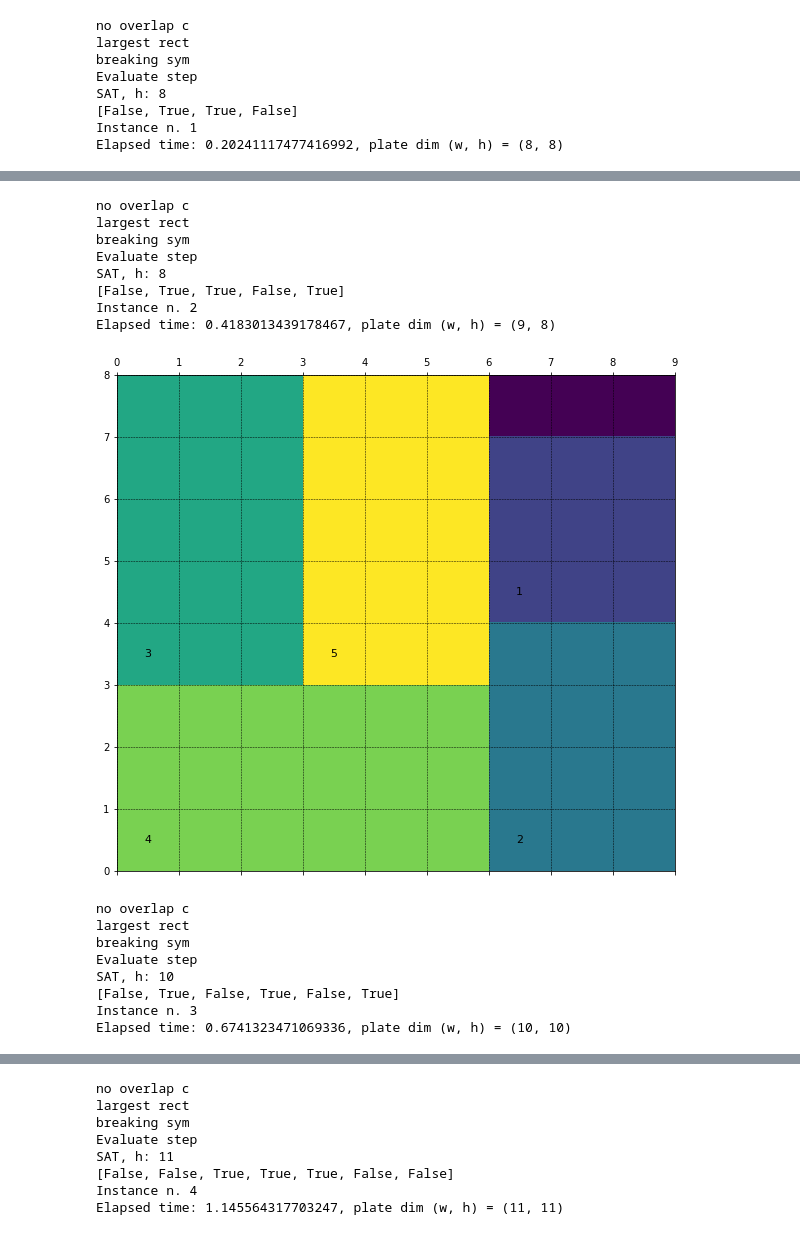
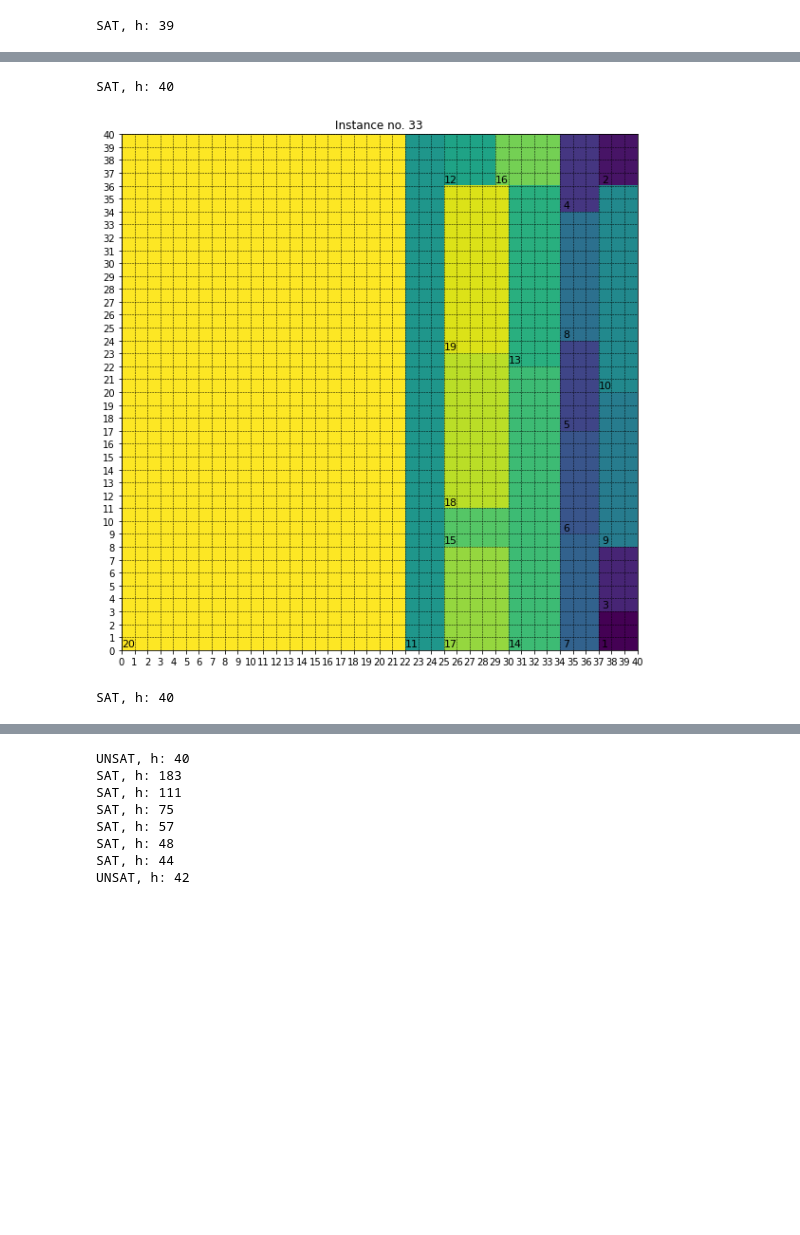
Before and after one commit to w-disaster/VLSI-cdmo, a Jupyter notebook: SAT/src/VLSI_SAT.ipynb, the cells around one changed output, grey strips where cells are left out. Saved outputs shown, nothing was run; the diff lists cells and outputs as text; code cells hidden in the pictures; blank space fills up the shorter version.

```diff
--- a/SAT/src/VLSI_SAT.ipynb
+++ b/SAT/src/VLSI_SAT.ipynb
@@ -4,30 +4,27 @@ from solver.VLSI_SAT_rot import *
 from utils.plot_plate import *
 from utils.read_instance_write_sol import *
 from time import time
+# %%
+INSTANCES_REL_PATH = "../../instances/"
 # %%
+elapsed_time = []
 def solve_all_instances(solver):
     n_instances = 40
     # All but the last instance
-    for i in range(1, n_instances):
-        plate = instance_to_plate("../../instances/ins-" + str(i) + ".txt")
+    for i in range(32, n_instances):
+        plate = instance_to_plate(INSTANCES_REL_PATH + "ins-" + str(i) + ".txt")
         start_time = time()
 
         # Solve VLSI
         plate = solver.solve_vlsi(plate)
 
-        print("Instance n. {}".format(i))
-        print("Elapsed time: {}, plate dim (w, h) = ({}, {})"
-                    .format(time() - start_time, plate.get_dim()[0],
-                        plate.get_dim()[1]))
-        plot_plate(plate)
+        #print("Instance n. {}".format(i))
+        #print("Elapsed time: {}, plate dim (w, h) = ({}, {})"
+        #            .format(time() - start_time, plate.get_dim()[0],
+        #                plate.get_dim()[1]))
+        elapsed_time.append(time() - start_time)
+        plot_plate(plate, i)
 # %%
-solve_all_instances(VLSI_SAT_rot())
+solve_all_instances(VLSI_SAT())
 # %% [output]
-no overlap c
-largest rect
-breaking sym
-Evaluate step
-SAT, h: 8
-[False, True, True, False]
-Instance n. 1
-Elapsed time: 0.20241117477416992, plate dim (w, h) = (8, 8)
+SAT, h: 39
@@ -35,17 +32,3 @@ Elapsed time: 0.20241117477416992, plate dim (w, h) = (8, 8)
-no overlap c
-largest rect
-breaking sym
-Evaluate step
-SAT, h: 8
-[False, True, True, False, True]
-Instance n. 2
-Elapsed time: 0.4183013439178467, plate dim (w, h) = (9, 8)
+SAT, h: 40
-[figure, old version]
+[figure, new version]
-no overlap c
-largest rect
-breaking sym
-Evaluate step
-SAT, h: 10
-[False, True, False, True, False, True]
-Instance n. 3
-Elapsed time: 0.6741323471069336, plate dim (w, h) = (10, 10)
+SAT, h: 40
@@ -53,8 +36,8 @@ Elapsed time: 0.6741323471069336, plate dim (w, h) = (10, 10)
-no overlap c
-largest rect
-breaking sym
-Evaluate step
-SAT, h: 11
-[False, False, True, True, True, False, False]
-Instance n. 4
-Elapsed time: 1.145564317703247, plate dim (w, h) = (11, 11)
+UNSAT, h: 40
+SAT, h: 183
+SAT, h: 111
+SAT, h: 75
+SAT, h: 57
+SAT, h: 48
+SAT, h: 44
+UNSAT, h: 42
```
Also changed, not shown: parts of 3 cells of this notebook, 7 other files.
